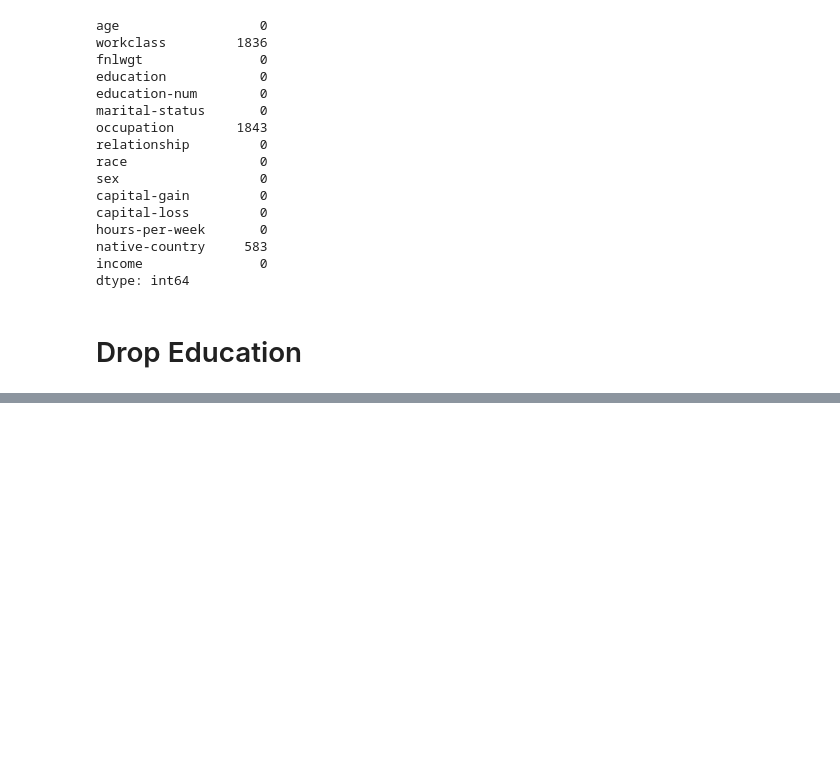
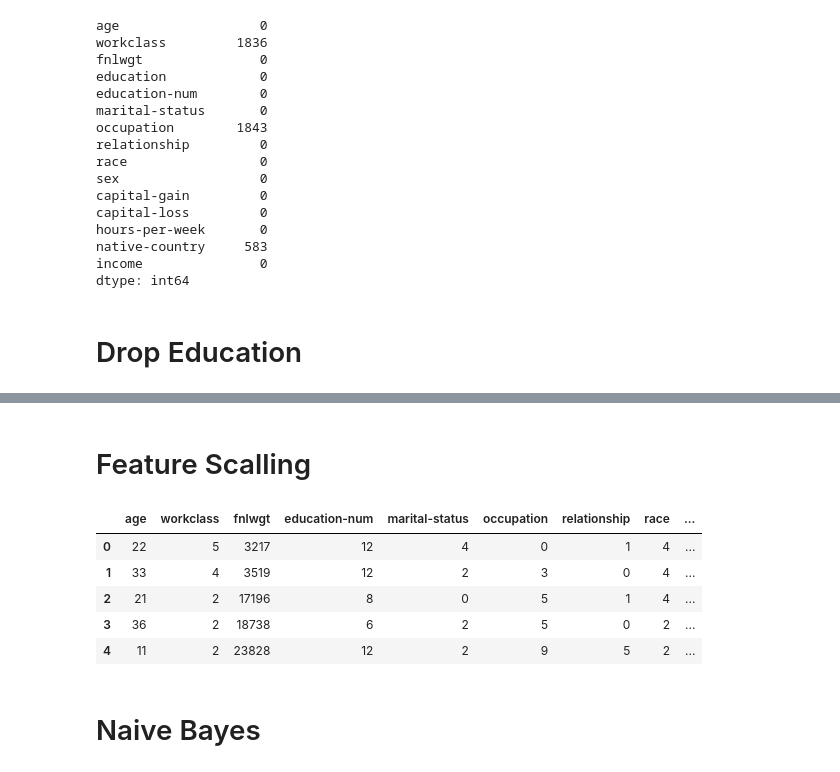
Before and after one commit to Rushdi-Rzx/Adult-Census-Income, a Jupyter notebook: MLCW.ipynb, the cells around one changed output, grey strips where cells are left out. Cells and saved outputs as stored; diff of their text form; code cells hidden in the pictures; blank space fills up the shorter version.

Commit message:
Naive Bayes and Random Forest Implemented

```diff
--- a/MLCW.ipynb
+++ b/MLCW.ipynb
@@ -327,0 +325,16 @@ X.head(1)
+# %% [markdown]
+# Feature Scalling
+# %%
+x = X.drop((['income']), axis = 1)
+y = X['income']
+# %%
+from sklearn.preprocessing import LabelEncoder
+x= x.apply(LabelEncoder().fit_transform)
+x.head()
+# %% [output]
+|  | age | workclass | fnlwgt | education-num | marital-status | occupation | relationship | race | ... |
+| 0 | 22 | 5 | 3217 | 12 | 4 | 0 | 1 | 4 | ... |
+| 1 | 33 | 4 | 3519 | 12 | 2 | 3 | 0 | 4 | ... |
+| 2 | 21 | 2 | 17196 | 8 | 0 | 5 | 1 | 4 | ... |
+| 3 | 36 | 2 | 18738 | 6 | 2 | 5 | 0 | 2 | ... |
+| 4 | 11 | 2 | 23828 | 12 | 2 | 9 | 5 | 2 | ... |
@@ -327,0 +344,2 @@ X.head(1)
+# %% [markdown]
+# Naive Bayes
```
Also changed, not shown: parts of 14 cells of this notebook.
